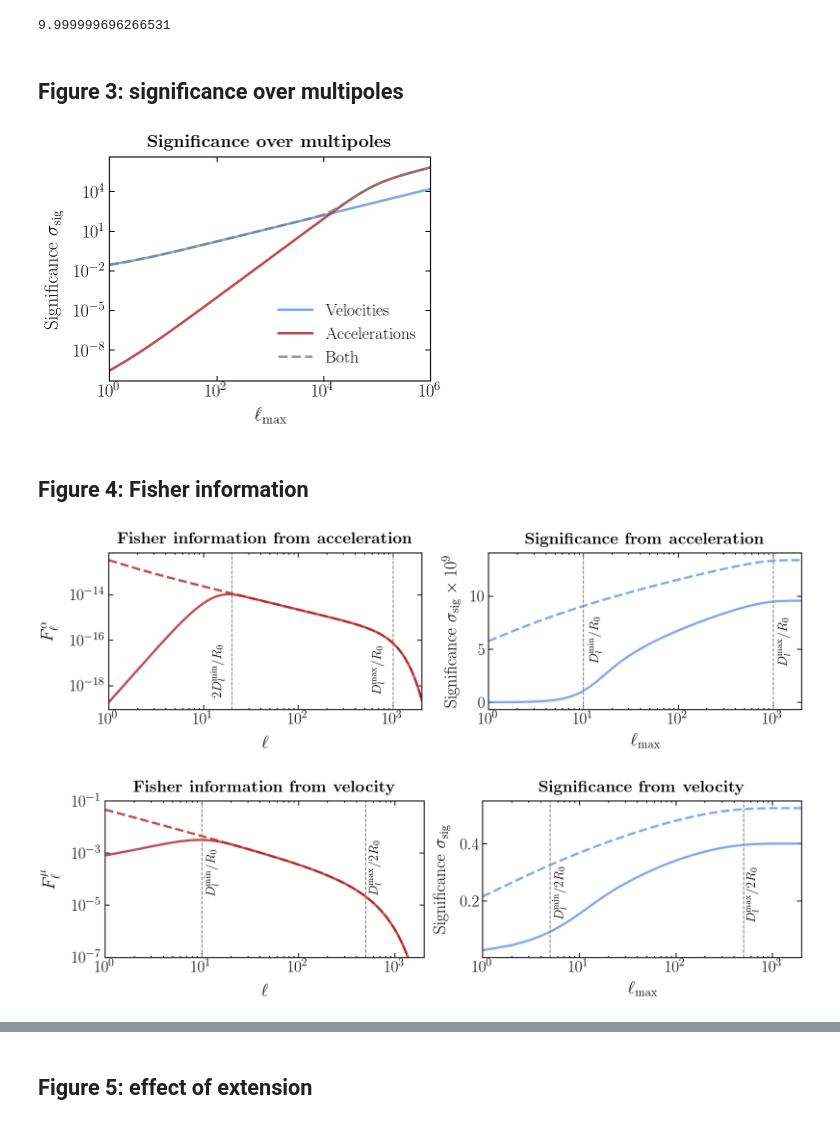
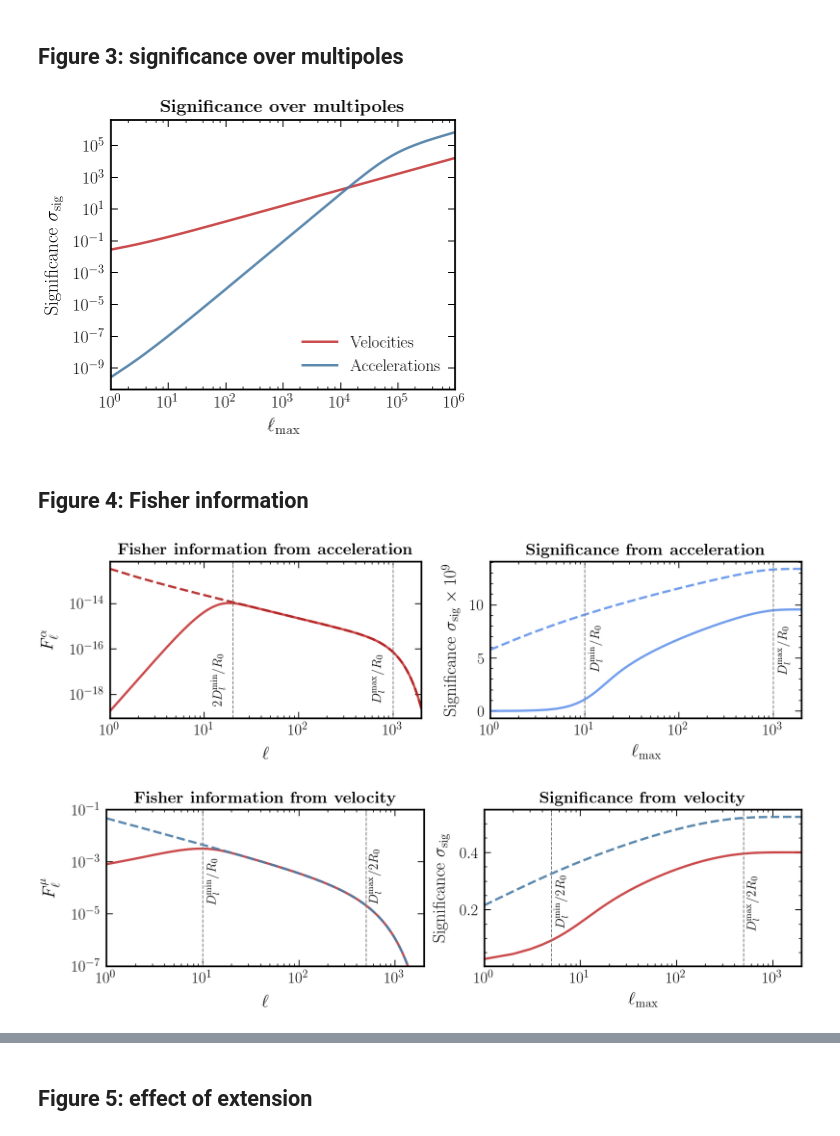
Before and after one commit to smsharma/astrometry-lensing-correlations, a Jupyter notebook: notebooks/03_scalings.ipynb, the cells around one changed output, grey strips where cells are left out. Saved outputs shown, nothing was run; the diff lists cells and outputs as text; code cells hidden in the pictures.

```diff
--- a/notebooks/03_scalings.ipynb
+++ b/notebooks/03_scalings.ipynb
@@ -72,10 +81,6 @@ def cl_pop_ps_alpha(M0, v, Omega_l, l, Dlmin, Dlmax):
 
 def cl_pop_gauss_alpha(M0, R0, v, Omega_l, l, Dlmin, Dlmax):
     return 5.114990543587503e-118*l**2*M0*v**4*Omega_l*(((Dlmax**2/(l**2*R0**2))**1.5*(np.sqrt(np.pi) + 2/(Dlmax*np.exp((l**2*R0**2)/Dlmax**2)*np.sqrt(1/(l**2*R0**2))) - np.sqrt(np.pi)*erf(1/(Dlmax*np.sqrt(1/(l**2*R0**2))))))/Dlmax**3 - ((Dlmin**2/(l**2*R0**2))**1.5*(np.sqrt(np.pi) + 2/(Dlmin*np.exp((l**2*R0**2)/Dlmin**2)*np.sqrt(1/(l**2*R0**2))) - np.sqrt(np.pi)*erf(1/(Dlmin*np.sqrt(1/(l**2*R0**2))))))/Dlmin**3)
-# %%
-np.sqrt(F(1e9 * M_s, .1 * kpc, 1e-3, 1, 100, 0.5 * kpc, 10 * kpc, 10000, 1e8) / F(1e8 * M_s, .1 * kpc, 1e-3, 1, 100, 0.5 * kpc, 10 * kpc, 10000, 1e8))
-# %% [output]
-9.999999696266531
 # %%
 def F_single(M_0, R_0, v, Omega_l, l, D_l, sigma_mu, N_q):
     Cl = cl_gauss(M_0, R_0, v, Omega_l, l, D_l) / (asctorad / Year) **2 *1e12
@@ -117,30 +122,48 @@ M_0 = 1e8 * M_s
 N_q_alpha = 1e11
 N_q_mu = 1e8
 # %%
+fig, ax = plt.subplots()
+
 l_ary = np.arange(1,1e6)
 
-plt.plot(l_ary, np.sqrt(np.cumsum(F_ps(M_0, v_l, 1, l_ary, Dl_min, Dl_max, sigma_mu, N_q_mu))), label=r'Velocities', color='cornflowerblue', alpha=alpha_global)
-plt.plot(l_ary, np.sqrt(np.cumsum(F_ps_alpha(M_0, v_l, 1, l_ary, Dl_min, Dl_max, sigma_alpha, N_q_alpha))), label=r'Accelerations', color='firebrick', alpha=alpha_global)
-plt.plot(l_ary, np.sqrt(np.cumsum(F_ps(M_0, v_l, 1, l_ary, Dl_min, Dl_max, sigma_mu, N_q_mu) + F_ps_alpha(M_0, v_l, 1, l_ary, Dl_min, Dl_max, sigma_alpha, N_q_alpha))), ls='--', label=r'Both', color='grey', alpha=alpha_global)
+plt.plot(l_ary, np.sqrt(np.cumsum(F_ps(M_0, v_l, 1, l_ary, Dl_min, Dl_max, sigma_mu, N_q_mu))), label=r'Velocities')
+plt.plot(l_ary, np.sqrt(np.cumsum(F_ps_alpha(M_0, v_l, 1, l_ary, Dl_min, Dl_max, sigma_alpha, N_q_alpha))), label=r'Accelerations')
+# plt.plot(l_ary, np.sqrt(np.cumsum(F_ps(M_0, v_l, 1, l_ary, Dl_min, Dl_max, sigma_mu, N_q_mu) + F_ps_alpha(M_0, v_l, 1, l_ary, Dl_min, Dl_max, sigma_alpha, N_q_alpha))), ls='--', label=r'Both', color='grey', alpha=alpha_global)
 
 plt.xscale("log")
 plt.yscale("log")
 
 plt.xlabel("$\ell_\mathrm{max}$")
 plt.ylabel('Significance $\sigma_\mathrm{sig}$')
 
 plt.xlim(min(l_ary), max(l_ary))
 
 plt.title(r"\textbf{Significance over multipoles}")
 
 plt.legend(loc='lower right')
 
+# Tick tweaks
+
+locmaj = matplotlib.ticker.LogLocator(base=10,numticks=12)
+ax.xaxis.set_major_locator(locmaj)
+
+locmin = matplotlib.ticker.LogLocator(base=10.0,subs=(0.2,0.4,0.6,0.8),numticks=12)
+ax.xaxis.set_minor_locator(locmin)
+ax.xaxis.set_minor_formatter(matplotlib.ticker.NullFormatter())
+
+locmaj = matplotlib.ticker.LogLocator(base=10,numticks=12)
+ax.yaxis.set_major_locator(locmaj)
+
+locmin = matplotlib.ticker.LogLocator(base=10.0,subs=(0.2,0.4,0.6,0.8),numticks=12)
+ax.yaxis.set_minor_locator(locmin)
+ax.yaxis.set_minor_formatter(matplotlib.ticker.NullFormatter())
+
 plt.tight_layout()
 
 if save_figs:
     plt.savefig(plots_dir + "mualpha_compact.pdf")
 # %% [output]
-[figure, old version]
+[figure, new version]
 # %% [markdown]
 ## Figure 4: Fisher information
 # %%
@@ -148,8 +171,8 @@ l_ary = np.arange(1,2000)
 
 f, (ax1, ax2) = plt.subplots(1, 2, figsize=(13/1.1,4/1.1))
 
-ax1.plot(l_ary, F_alpha(M_0, R_0,  v_l, 1, l_ary, Dl_min, Dl_max, sigma_alpha, N_q_alpha), color=cols[0], alpha=alpha_global)
-ax1.plot(l_ary, F_alpha(M_0, R_0,  v_l, 1, l_ary, 1e-12 * kpc, Dl_max, sigma_alpha, N_q_alpha), color=cols[0],ls='--', alpha=alpha_global)
+ax1.plot(l_ary, F_alpha(M_0, R_0,  v_l, 1, l_ary, Dl_min, Dl_max, sigma_alpha, N_q_alpha))
+ax1.plot(l_ary, F_alpha(M_0, R_0,  v_l, 1, l_ary, 1e-12 * kpc, Dl_max, sigma_alpha, N_q_alpha), color=cols[0],ls='--')
 ax1.axvline(2 * Dl_min / R_0, ls='--', color='grey', lw=1.)
 ax1.text(10** (np.log10(2 * Dl_min / R_0) - .2 ), 2e-17, '$2 D_l^\mathrm{min}/R_0$',rotation=90, fontsize=14)
 ax1.axvline(Dl_max / R_0, ls='--', color='grey', lw=1.)
@@ -163,8 +186,8 @@ ax1.set_title(r"\textbf{Fisher information from acceleration}")
 
 ax1.set_xlim(min(l_ary), max(l_ary))
 
-ax2.plot(l_ary, np.sqrt(np.cumsum(F_alpha(M_0, R_0,  v_l, 1, l_ary, Dl_min, Dl_max, sigma_mu, N_q_alpha))) / 1e-9, color=cols[1], alpha=alpha_global)
-ax2.plot(l_ary, np.sqrt(np.cumsum(F_alpha(M_0, R_0,  v_l, 1, l_ary, 1e-12 * kpc, Dl_max, sigma_mu, N_q_alpha))) / 1e-9, color=cols[1],ls='--', alpha=alpha_global)
+ax2.plot(l_ary, np.sqrt(np.cumsum(F_alpha(M_0, R_0,  v_l, 1, l_ary, Dl_min, Dl_max, sigma_mu, N_q_alpha))) / 1e-9, color=cols[1])
+ax2.plot(l_ary, np.sqrt(np.cumsum(F_alpha(M_0, R_0,  v_l, 1, l_ary, 1e-12 * kpc, Dl_max, sigma_mu, N_q_alpha))) / 1e-9, color=cols[1],ls='--')
 ax2.axvline(Dl_max / R_0, ls='--', color='grey', lw=1.)
 ax2.text(10** (np.log10(Dl_max / R_0) + .07 ), 7e-9 / 1e-9, '$D_l^\mathrm{max}/R_0$',rotation=90, fontsize=14)
 ax2.axvline(Dl_min / R_0, ls='--', color='grey', lw=1.)
@@ -183,14 +206,14 @@ plt.tight_layout()
 if save_figs:
     plt.savefig(plots_dir + "fisher_alpha.pdf")
 # %% [output]
-[figure, old version]
+[figure, new version]
 # %%
 l_ary = np.arange(1,2000)
 
 f, (ax1, ax2) = plt.subplots(1, 2, figsize=(13/1.1,4/1.1))
 
-ax1.plot(l_ary, F(M_0, R_0,  v_l, 1, l_ary, Dl_min, Dl_max, sigma_mu, N_q_mu), cols[0], alpha=alpha_global)
-ax1.plot(l_ary, F(M_0, R_0,  v_l, 1, l_ary, 1e-22*kpc, Dl_max, sigma_mu, N_q_mu), cols[0],ls='--', alpha=alpha_global)
+ax1.plot(l_ary, F(M_0, R_0,  v_l, 1, l_ary, Dl_min, Dl_max, sigma_mu, N_q_mu))
+ax1.plot(l_ary, F(M_0, R_0,  v_l, 1, l_ary, 1e-22*kpc, Dl_max, sigma_mu, N_q_mu),ls='--')
 ax1.axvline(Dl_min / R_0, ls='--', color='grey', lw=1.)
 ax1.text(10** (np.log10(Dl_min / R_0) + .05 ), 5e-4, '$D_l^\mathrm{min}/R_0$',rotation=90, fontsize=14)
 ax1.axvline(Dl_max / R_0 / 2., ls='--', color='grey', lw=1.)
@@ -206,8 +229,8 @@ ax1.set_ylim(1e-7, .1)
 
 
 
-ax2.plot(l_ary, np.sqrt(np.cumsum(F(M_0, R_0, v_l, 1, l_ary, Dl_min, Dl_max, sigma_mu, N_q_mu))), color=cols[1], alpha=alpha_global)
-ax2.plot(l_ary, np.sqrt(np.cumsum(F(M_0, R_0, v_l, 1, l_ary, 1e-12*kpc, Dl_max, sigma_mu, N_q_mu))), color=cols[1],ls='--', alpha=alpha_global)
+ax2.plot(l_ary, np.sqrt(np.cumsum(F(M_0, R_0, v_l, 1, l_ary, Dl_min, Dl_max, sigma_mu, N_q_mu))))
+ax2.plot(l_ary, np.sqrt(np.cumsum(F(M_0, R_0, v_l, 1, l_ary, 1e-12*kpc, Dl_max, sigma_mu, N_q_mu))),ls='--')
 
 ax2.axvline(Dl_max / (2 * R_0), ls='--', color='grey', lw=1.)
 ax2.text(10** (np.log10(Dl_max / (2 * R_0)) + .05 ), .28, '$D_l^\mathrm{max}/ 2R_0$',rotation=90, fontsize=14)
@@ -227,7 +250,7 @@ plt.tight_layout()
 if save_figs:
     plt.savefig(plots_dir + "fisher_mu.pdf")
 # %% [output]
-[figure, old version]
+[figure, new version]
 # %%
 l_ary = np.arange(1,2000)
 
```
Also changed, not shown: parts of 4 cells of this notebook, 7 other files.
